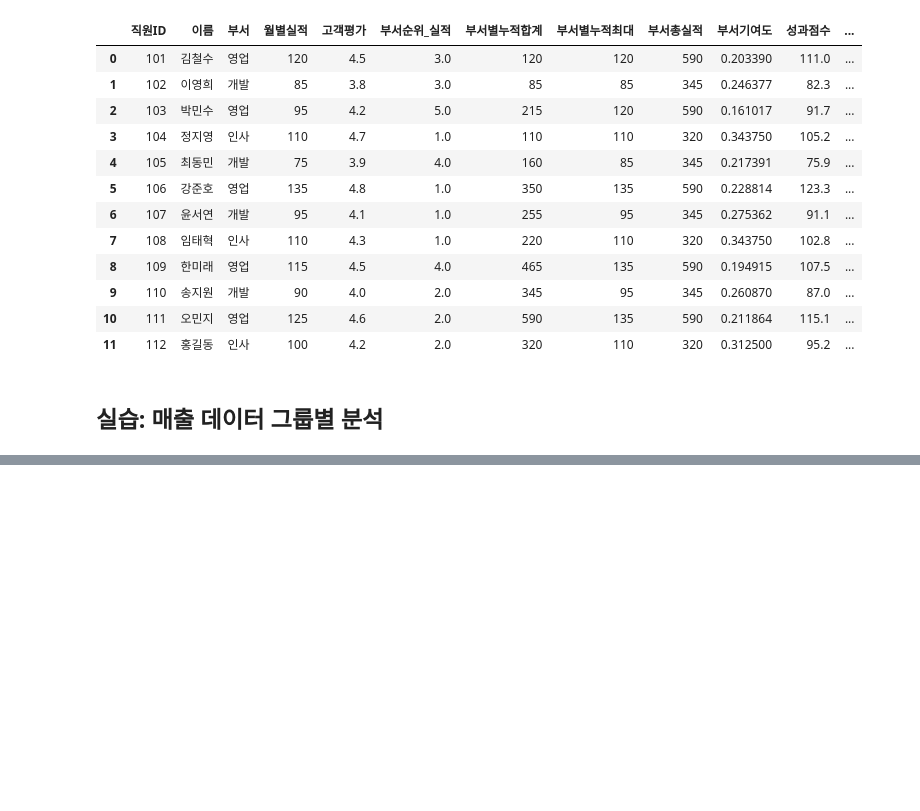
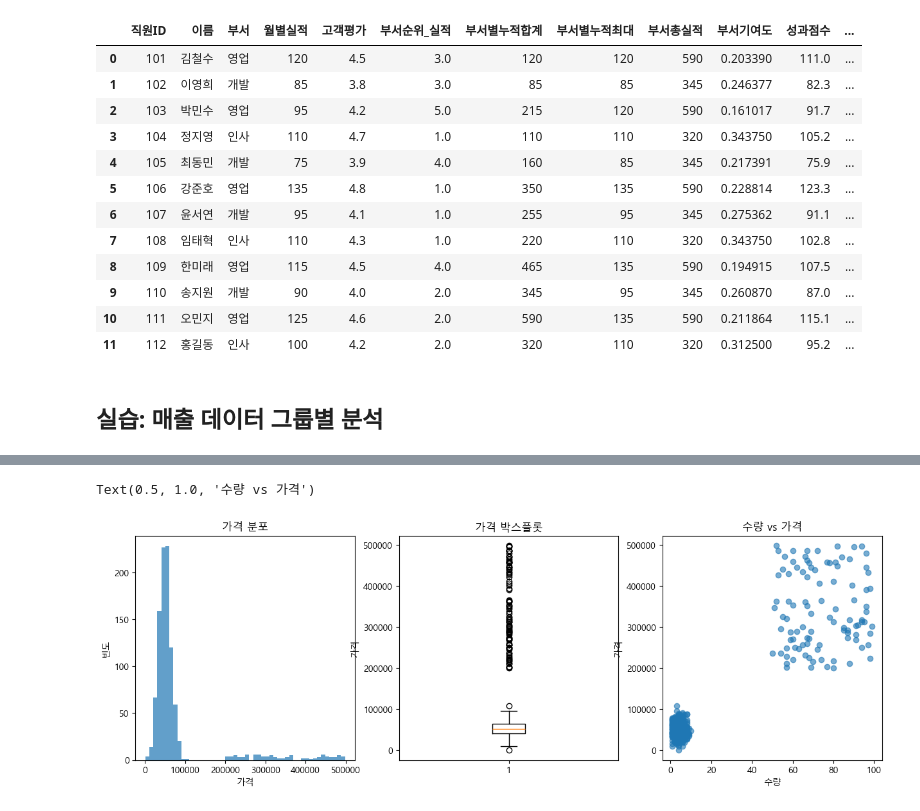
Before and after one commit to im-louise/practice, a Jupyter notebook: data/02_pandas2.ipynb, the cells around one changed output, grey strips where cells are left out. Drawn from its saved outputs; the diff is of its cells as text; code cells hidden in the pictures; blank space fills up the shorter version.

```diff
--- a/data/02_pandas2.ipynb
+++ b/data/02_pandas2.ipynb
@@ -590,0 +1103,11 @@ satisfaction = pd.DataFrame({
+# %%
+# 3. 백분위수 방법(IQR과 달리 위/아래 이상치 직접 조정 가능)
+
+def detect_outlier_perc(data_series, lower=1, upper=99):
+    lower_bound = data_series.quantile(lower / 100)  # 하위 1%
+    upper_bound = data_series.quantile(upper / 100)  # 상위 1%
+
+    return (data_series < lower_bound) | (data_series > upper_bound)
+
+odf = df[detect_outlier_perc(df['가격'], lower=1, upper=97)]  # lower이나 upper를 조정해서 범위를 바꿀 수 있음
+odf.count()
@@ -590,0 +1122,27 @@ satisfaction = pd.DataFrame({
+# %%
+price_outliers_pct = detect_outlier_perc(df['가격'])
+# 4. 다양한 방법 비교 시각화
+plt.figure(figsize=(15, 10))
+
+# 히스토그램
+plt.subplot(2, 3, 1)
+plt.hist(df['가격'], bins=50, alpha=0.7)
+plt.title('가격 분포')
+plt.xlabel('가격')
+plt.ylabel('빈도')
+
+# 박스플롯
+plt.subplot(2, 3, 2)
+plt.boxplot(df['가격'])
+plt.title('가격 박스플롯')
+plt.ylabel('가격')
+
+# 산점도
+plt.subplot(2, 3, 3)
+plt.scatter(df['수량'], df['가격'], alpha=0.6)
+plt.xlabel('수량')
+plt.ylabel('가격')
+plt.title('수량 vs 가격')
+# %% [output]
+Text(0.5, 1.0, '수량 vs 가격')
+[figure, added]
```
Also changed, not shown: parts of 70 cells of this notebook, 1 other file.
